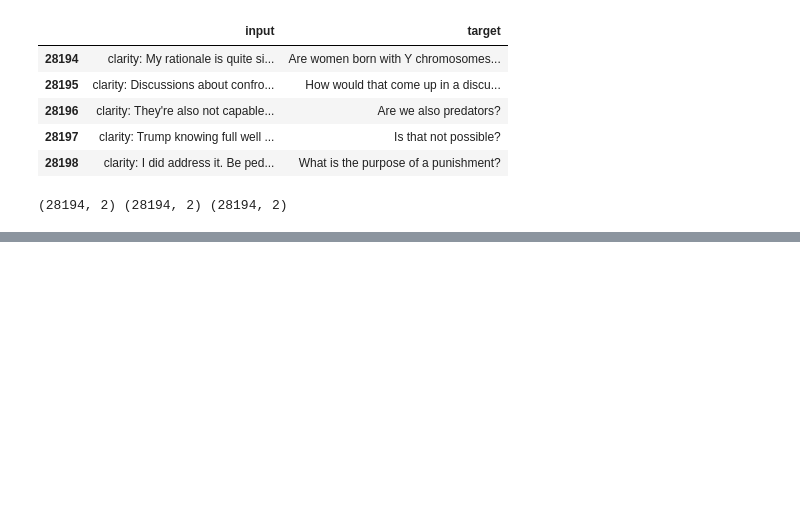
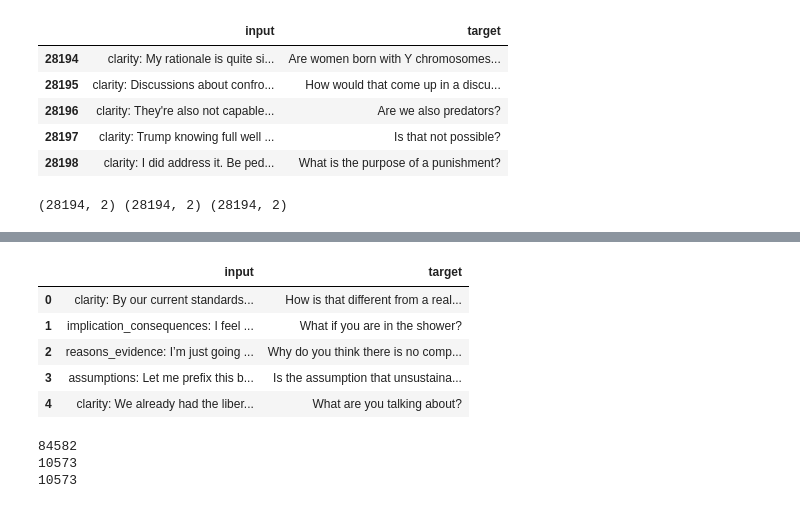
Before and after one commit to Learn-Aware/model-testing, a Jupyter notebook: Socratic_Prompting/SocratiQ.ipynb, the cells around one changed output, grey strips where cells are left out. Drawn from its saved outputs; the diff is of its cells as text; code cells hidden in the pictures; blank space fills up the shorter version.

```diff
--- a/Socratic_Prompting/SocratiQ.ipynb
+++ b/Socratic_Prompting/SocratiQ.ipynb
@@ -103,4 +128,17 @@ test_df.reset_index(drop=True, inplace=True)
+# %%
+test_df.head()
+# %% [output]
+|  | input | target |
+| 0 | clarity: By our current standards... | How is that different from a real... |
+| 1 | implication_consequences: I feel ... | What if you are in the shower? |
+| 2 | reasons_evidence: I’m just going ... | Why do you think there is no comp... |
+| 3 | assumptions: Let me prefix this b... | Is the assumption that unsustaina... |
+| 4 | clarity: We already had the liber... | What are you talking about? |
 # %%
-logging.info(len(train_df))
-logging.info(len(valid_df))
-logging.info(len(test_df))
+print(len(train_df))
+print(len(valid_df))
+print(len(test_df))
+# %% [output]
+84582
+10573
+10573
```
Also changed, not shown: parts of 15 cells of this notebook, 1 other file.
